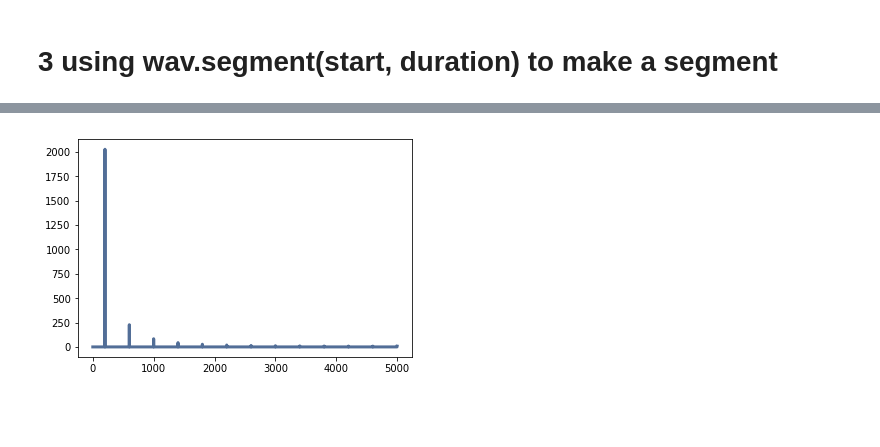
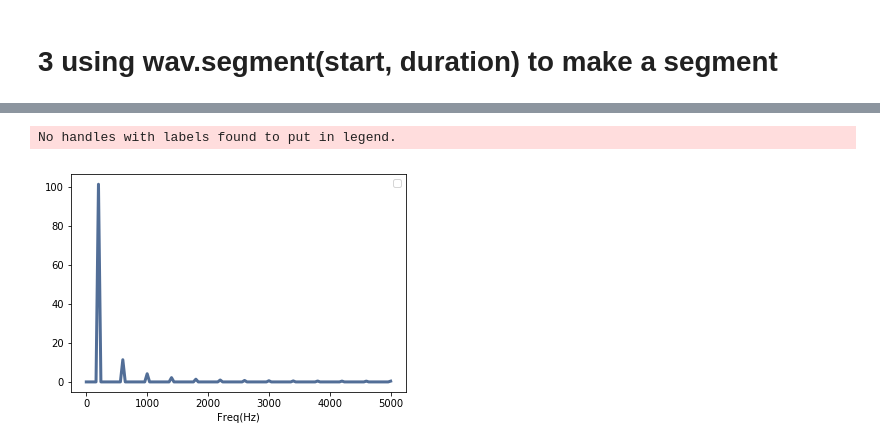
Before and after one commit to wangqiang1983/ThinkDSP, a Jupyter notebook: wangqiang1983_code/My-Chapter2.ipynb, the cells around one changed output, grey strips where cells are left out. Drawn from its saved outputs; the diff is of its cells as text; code cells hidden in the pictures; blank space fills up the shorter version.

```diff
--- a/wangqiang1983_code/My-Chapter2.ipynb
+++ b/wangqiang1983_code/My-Chapter2.ipynb
@@ -45,5 +44,7 @@ spect.plot()
-# %%
-spect2 = wav.make_spectrum()
-spect2.plot()
-# %% [output]
-[figure, removed]
+# %%
+spect_tri = seg_tri.make_spectrum()
+spect_tri.plot()
+thinkplot.config(xlabel='Freq(Hz)')
+# %% [output]
+No handles with labels found to put in legend.
+[figure, added]
```
Also changed, not shown: parts of 21 cells of this notebook, 1 other file.
